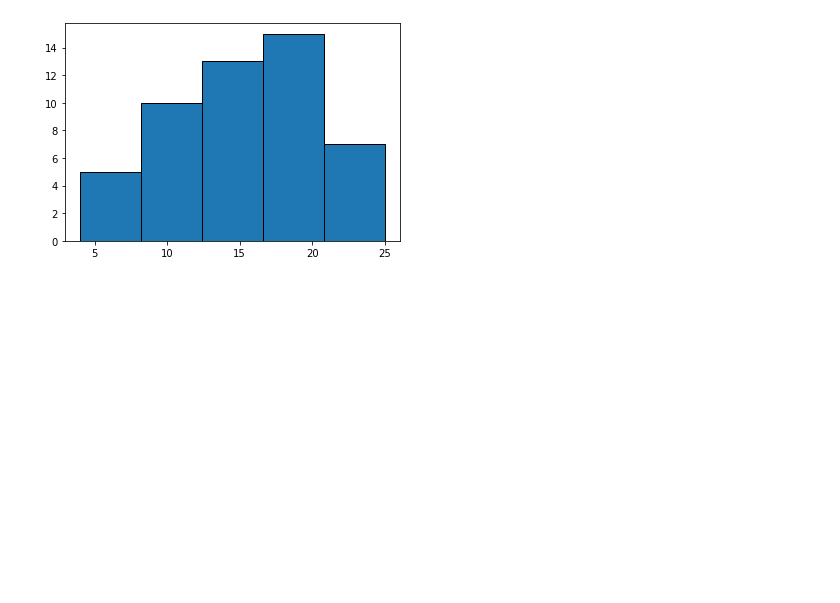
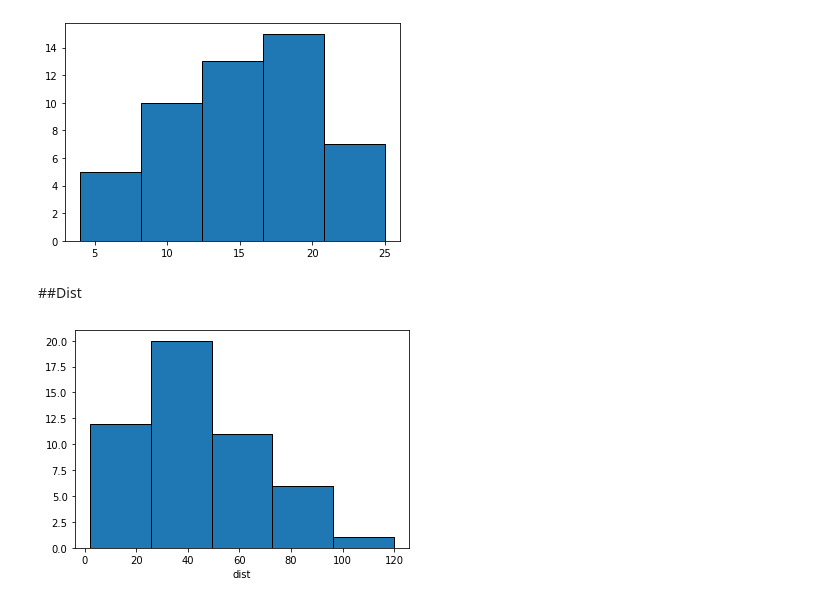
Before and after one commit to vidjaydas/DS_Assignments, a Jupyter notebook: Skewness,_Kurtosis_Q9a_speed&dist.ipynb, the cells around one changed output. Cells and saved outputs as stored; diff of their text form; code cells hidden in the pictures; blank space fills up the shorter version.

```diff
--- a/Skewness,_Kurtosis_Q9a_speed&dist.ipynb
+++ b/Skewness,_Kurtosis_Q9a_speed&dist.ipynb
@@ -77,0 +79,8 @@ plt.hist(speed_dist['speed'],bins=5, edgecolor='black')
+# %% [markdown]
+##Dist
+# %%
+plt.hist(speed_dist.dist, bins=5, edgecolor='black')
+plt.xlabel('dist')
+plt.show()
+# %% [output]
+[figure, added]
```
Also changed, not shown: parts of 6 cells of this notebook.
